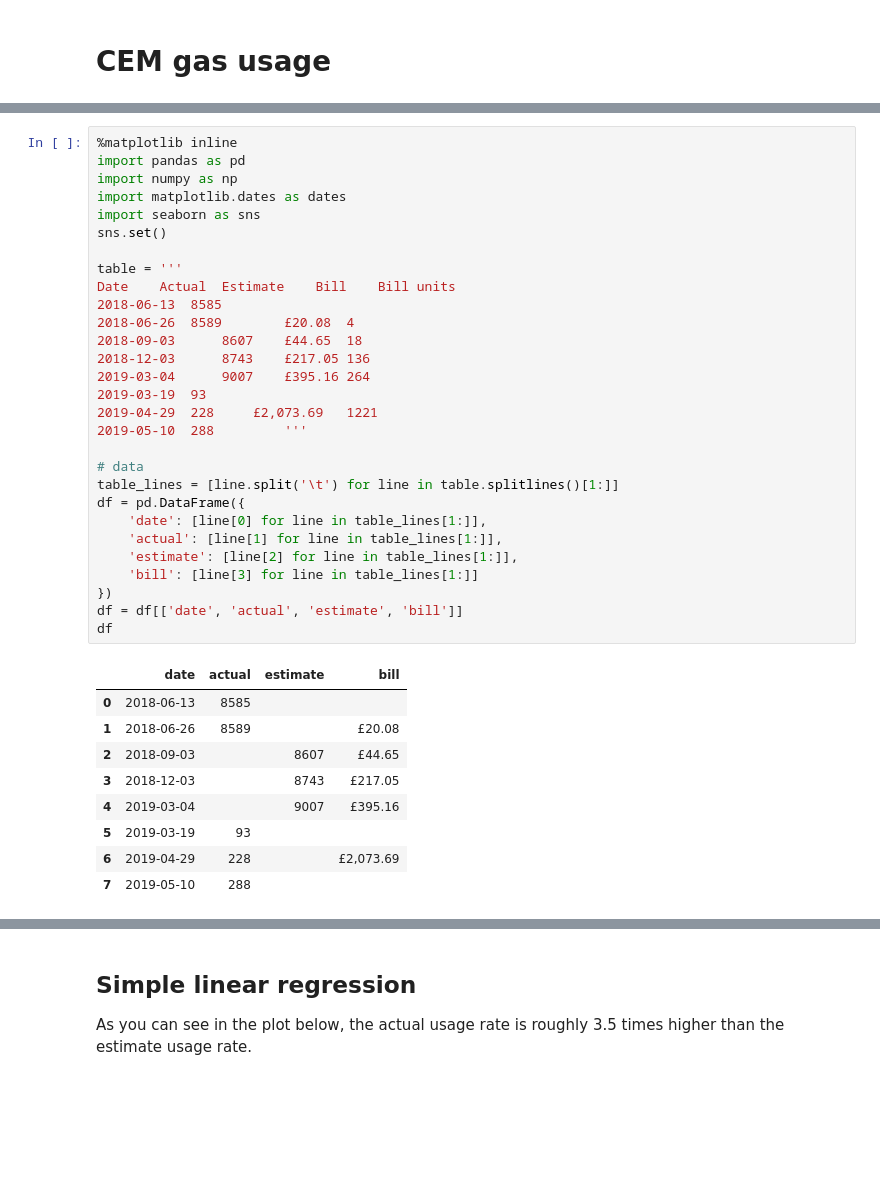
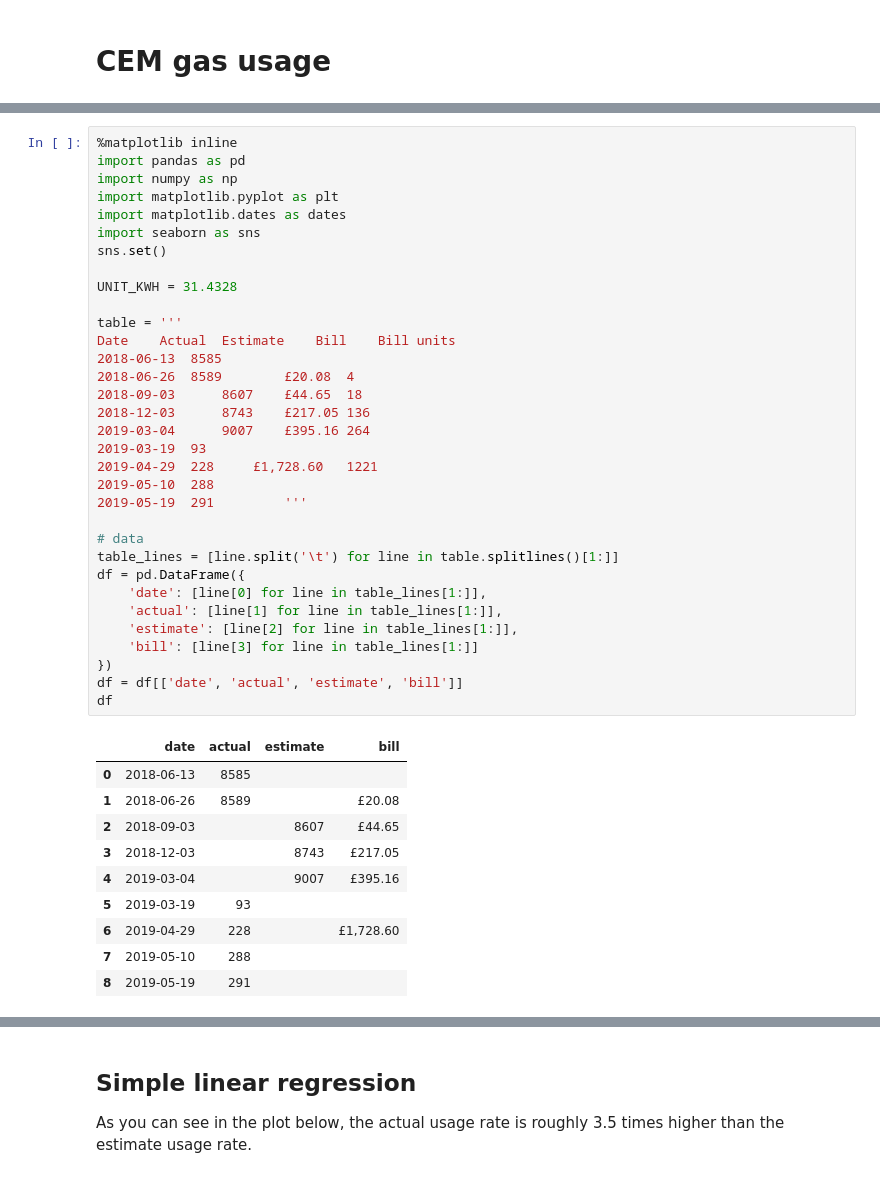
Before and after one commit to siongngiap/cem, a Jupyter notebook: cem_gas.ipynb, the cells around one changed output, grey strips where cells are left out. Drawn from its saved outputs; the diff is of its cells as text; blank space fills up the shorter version.

```diff
--- a/cem_gas.ipynb
+++ b/cem_gas.ipynb
@@ -14,41 +22,46 @@ The data is shown below.
 %matplotlib inline
 import pandas as pd
 import numpy as np
+import matplotlib.pyplot as plt
 import matplotlib.dates as dates
 import seaborn as sns
 sns.set()
+
+UNIT_KWH = 31.4328
 
 table = '''
 Date	Actual	Estimate	Bill	Bill units
 2018-06-13	8585
 2018-06-26	8589		£20.08	4
 2018-09-03		8607	£44.65	18
 2018-12-03		8743	£217.05	136
 2019-03-04		9007	£395.16	264
 2019-03-19	93
-2019-04-29	228		£2,073.69	1221
-2019-05-10	288			'''
+2019-04-29	228		£1,728.60	1221
+2019-05-10	288
+2019-05-19	291			'''
 
 # data
 table_lines = [line.split('\t') for line in table.splitlines()[1:]]
 df = pd.DataFrame({
     'date': [line[0] for line in table_lines[1:]],
     'actual': [line[1] for line in table_lines[1:]],
     'estimate': [line[2] for line in table_lines[1:]],
     'bill': [line[3] for line in table_lines[1:]]
 })
 df = df[['date', 'actual', 'estimate', 'bill']]
 df
 # %% [output]
 |  | date | actual | estimate | bill |
 | 0 | 2018-06-13 | 8585 |  |  |
 | 1 | 2018-06-26 | 8589 |  | £20.08 |
 | 2 | 2018-09-03 |  | 8607 | £44.65 |
 | 3 | 2018-12-03 |  | 8743 | £217.05 |
 | 4 | 2019-03-04 |  | 9007 | £395.16 |
 | 5 | 2019-03-19 | 93 |  |  |
-| 6 | 2019-04-29 | 228 |  | £2,073.69 |
+| 6 | 2019-04-29 | 228 |  | £1,728.60 |
 | 7 | 2019-05-10 | 288 |  |  |
+| 8 | 2019-05-19 | 291 |  |  |
 # %% [markdown]
 ## Processed data
 
```
Also changed, not shown: parts of 8 cells of this notebook.
